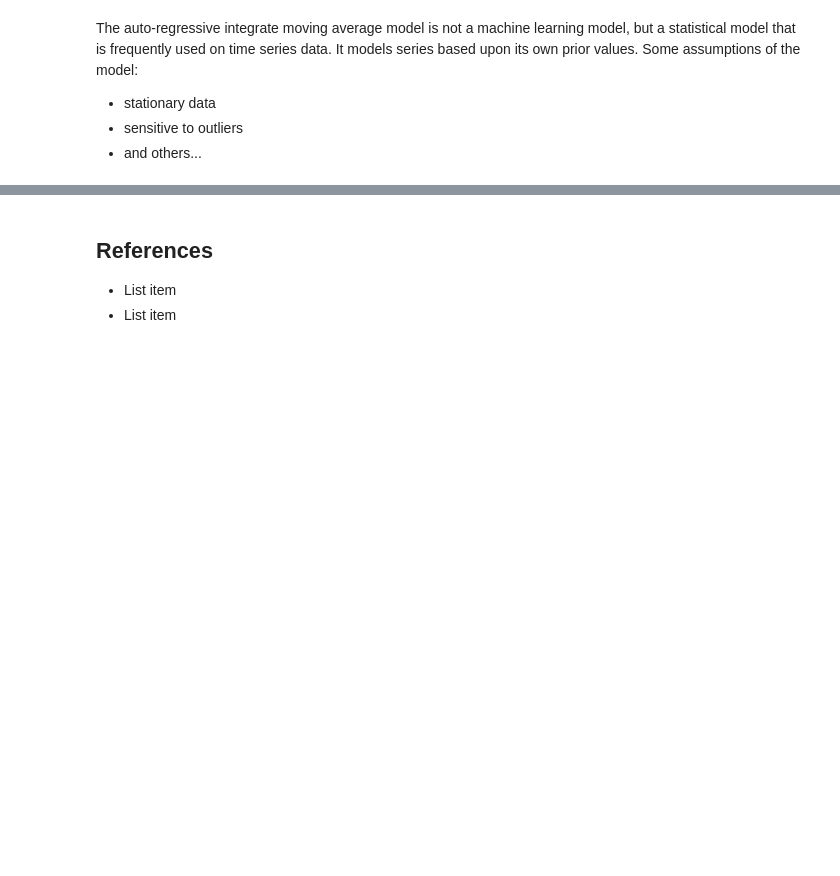
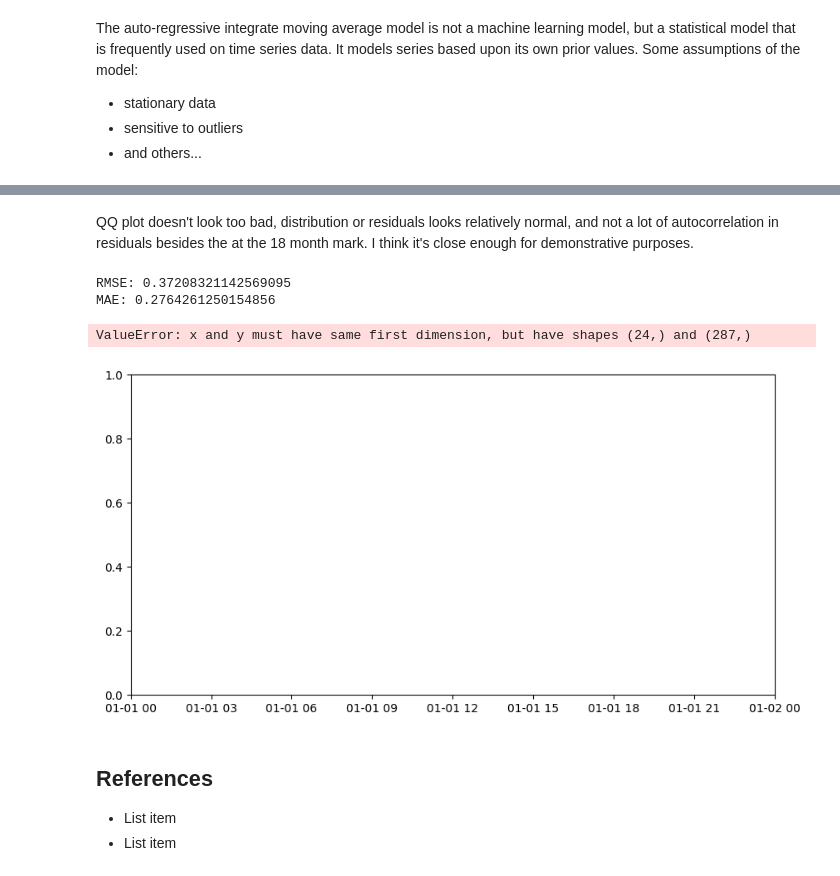
Before and after one commit to FleaBusyBeeBergs/dtsa5506-pipeline, a Jupyter notebook: dtsa5506_final_project.ipynb, the cells around one changed output, grey strips where cells are left out. Drawn from its saved outputs; the diff is of its cells as text; code cells hidden in the pictures; blank space fills up the shorter version.

```diff
--- a/dtsa5506_final_project.ipynb
+++ b/dtsa5506_final_project.ipynb
@@ -627,3 +673,44 @@ ARIMA(7,0,1) - RMSE: 0.6263
+# %% [markdown]
+QQ plot doesn't look too bad, distribution or residuals looks relatively normal, and not a lot of autocorrelation in residuals besides the at the 18 month mark. I think it's close enough for demonstrative purposes.
+# %%
+# pred on test data
+forecast_test = arima_fit.get_forecast(steps = len(test_hp_arima))
+predictions = forecast_test.predicted_mean
+conf_int = forecast_test.conf_int(alpha = 0.05)
+
+# evaluate
+rmse = np.sqrt(mean_squared_error(test_hp_arima['cpi_cyclical'], predictions))
+mae = mean_absolute_error(test_hp_arima['cpi_cyclical'], predictions)
+
+print(f"RMSE: {rmse}")
+print(f"MAE: {mae}")
+
+# plot
+plt.figure(figsize=(10, 5))
+plt.plot(train_hp_arima.index,
+         train_hp_arima['cpi_cyclical'],
+         label = 'actual cpi',
+         color = 'blue')
+plt.plot(test_hp_arima.index,
+         predictions,
+         label = 'predicted cpi (cyclical component)',
+         color = 'red',
+         linestyle = 'dashed')
+plt.fill_between(test_hp_arima.index,
+                 conf_int.iloc[:, 0],
+                 conf_int.iloc[:, 1],
+                 color = 'red',
+                 alpha = 0.10,
+                 edgecolor = 'black',
+                 linewidth = 0.5)
+plt.legend()
+plt.title('arima(6, 0, 12) cpi (cyclical component) predicted')
+plt.show()
+# %% [output]
+RMSE: 0.37208321142569095
+MAE: 0.2764261250154856
+ValueError: x and y must have same first dimension, but have shapes (24,) and (287,)
+[figure, added]
 # %% [markdown]
 ## References
 
```
Also changed, not shown: parts of 10 cells of this notebook.
